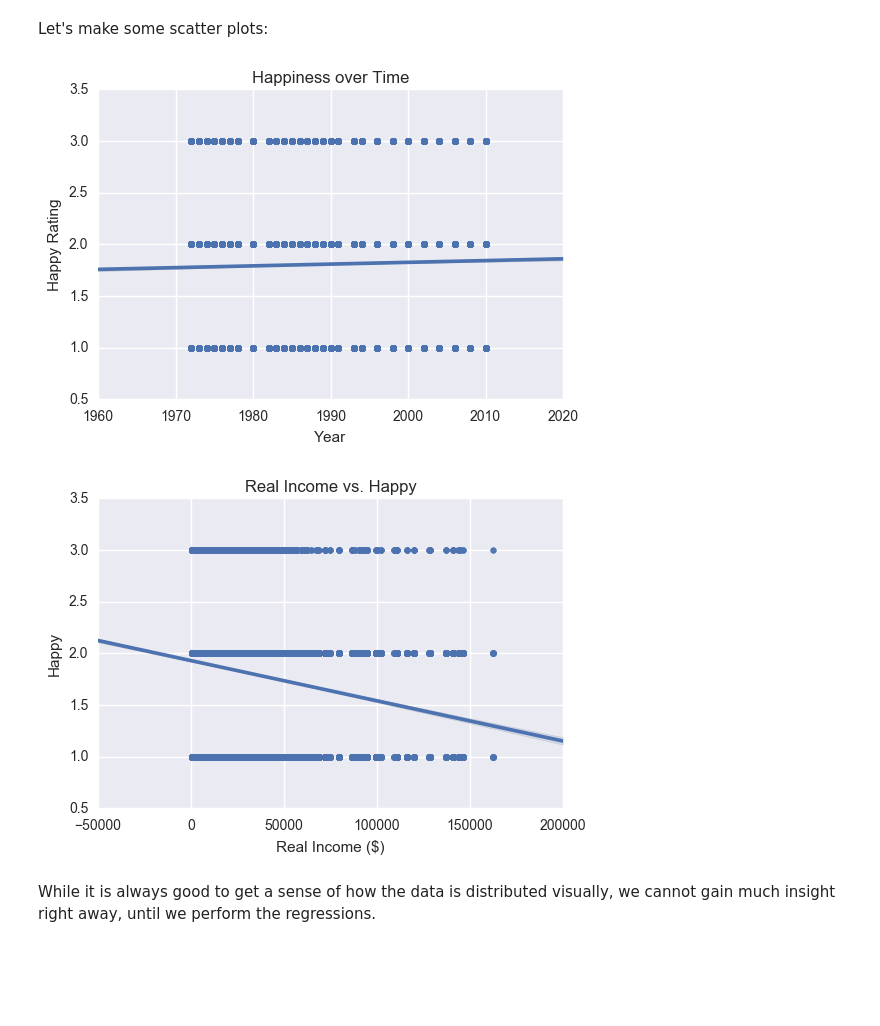
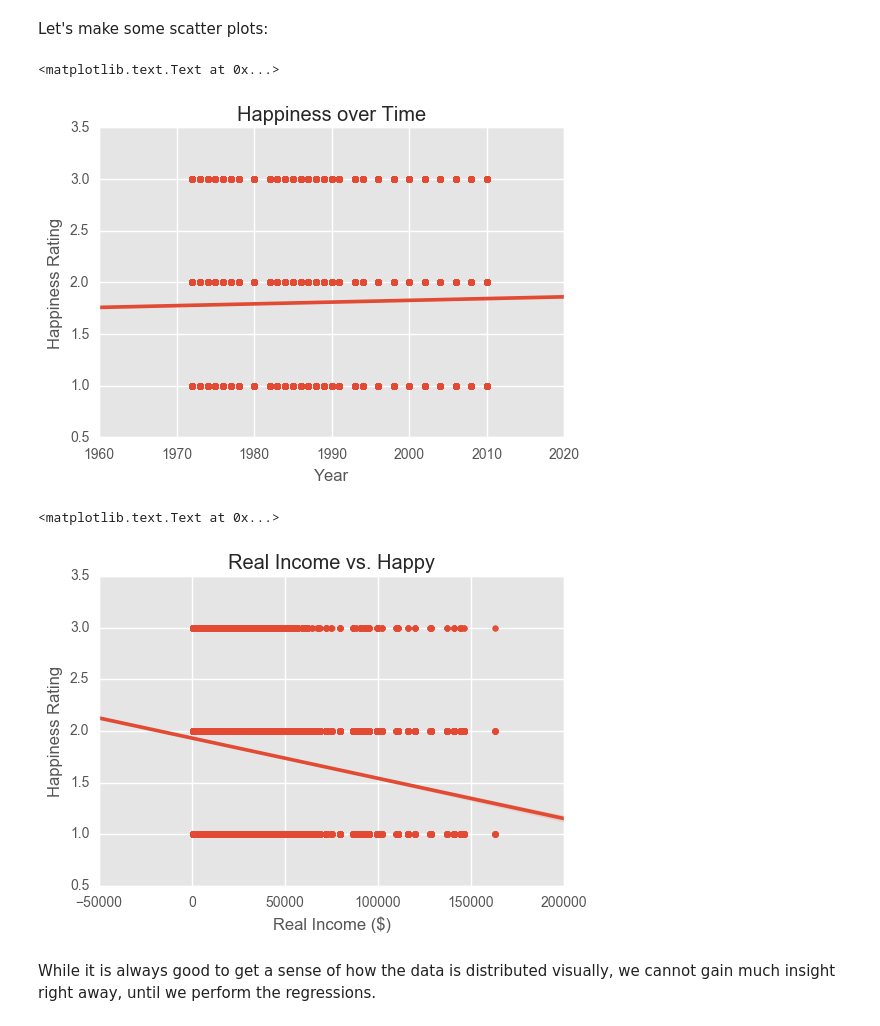
Before and after one commit to ds-modules/ENVECON-100, a Jupyter notebook: regression/Regression-Exercise.ipynb, the cells around one changed output. Cells and saved outputs as stored; diff of their text form; code cells hidden in the pictures; blank space fills up the shorter version.

```diff
--- a/regression/Regression-Exercise.ipynb
+++ b/regression/Regression-Exercise.ipynb
@@ -4,6 +4,7 @@ import pandas as pd
 import seaborn as sns
 import statsmodels.formula.api as smf
 import matplotlib.pyplot as plt
+plt.style.use('ggplot')
 %matplotlib inline
 # %% [markdown]
 # Extra Credit
@@ -117,18 +126,18 @@ Let's make some scatter plots:
 sns.regplot(happy_data["YEAR"], happy_data["HAPPY"])
 plt.title("Happiness over Time")
 plt.xlabel("Year")
-plt.ylabel("Happy Rating")
-plt.show()
+plt.ylabel("Happiness Rating")
 # %% [output]
+<matplotlib.text.Text at 0x...>
-[figure, old version]
+[figure, new version]
 # %%
 sns.regplot(happy_data["REALINC"], happy_data["HAPPY"])
 plt.title("Real Income vs. Happy")
 plt.xlabel("Real Income ($)")
-plt.ylabel("Happy")
-plt.show()
+plt.ylabel("Happiness Rating")
 # %% [output]
+<matplotlib.text.Text at 0x...>
-[figure, old version]
+[figure, new version]
 # %% [markdown]
 While it is always good to get a sense of how the data is distributed visually, we cannot gain much insight right away, until we perform the regressions.
 # %% [markdown]
```
Also changed, not shown: parts of 16 cells of this notebook.
